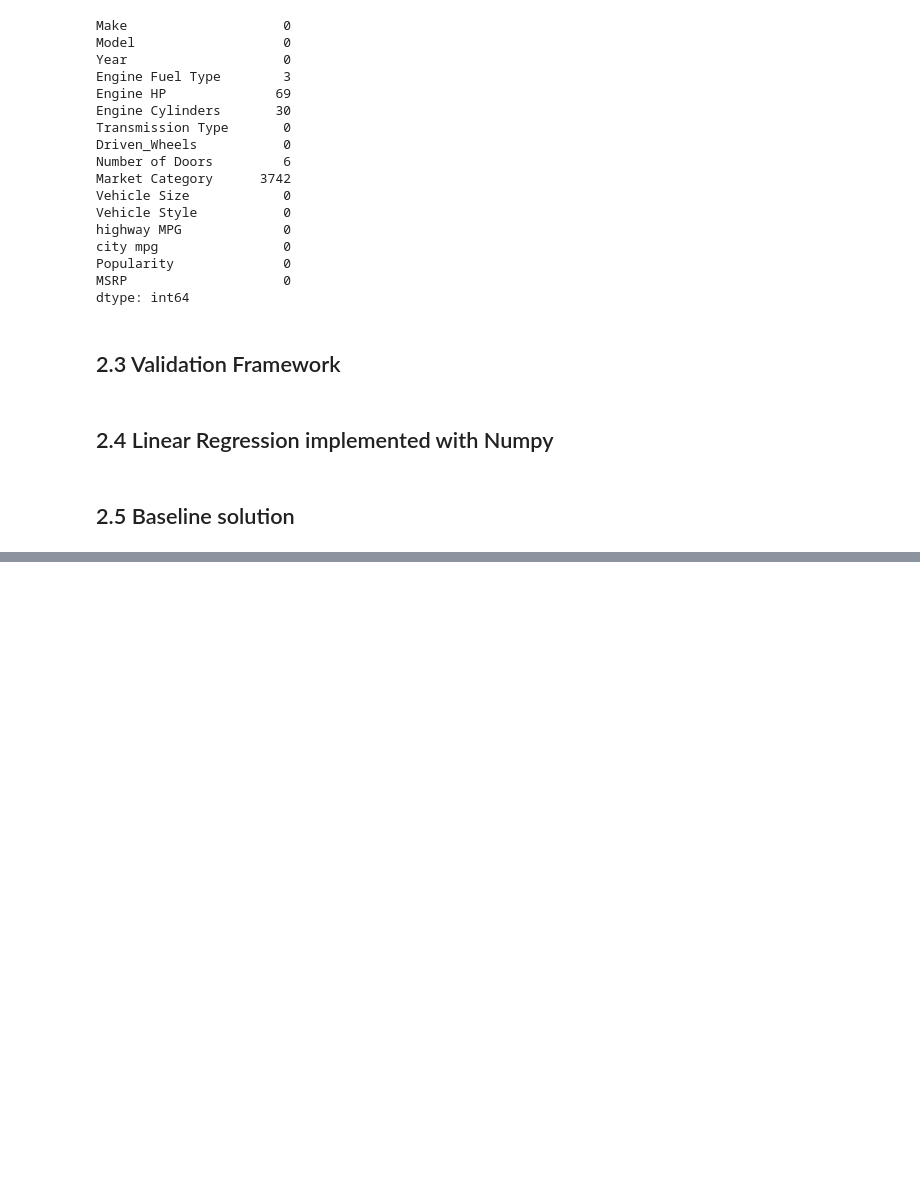
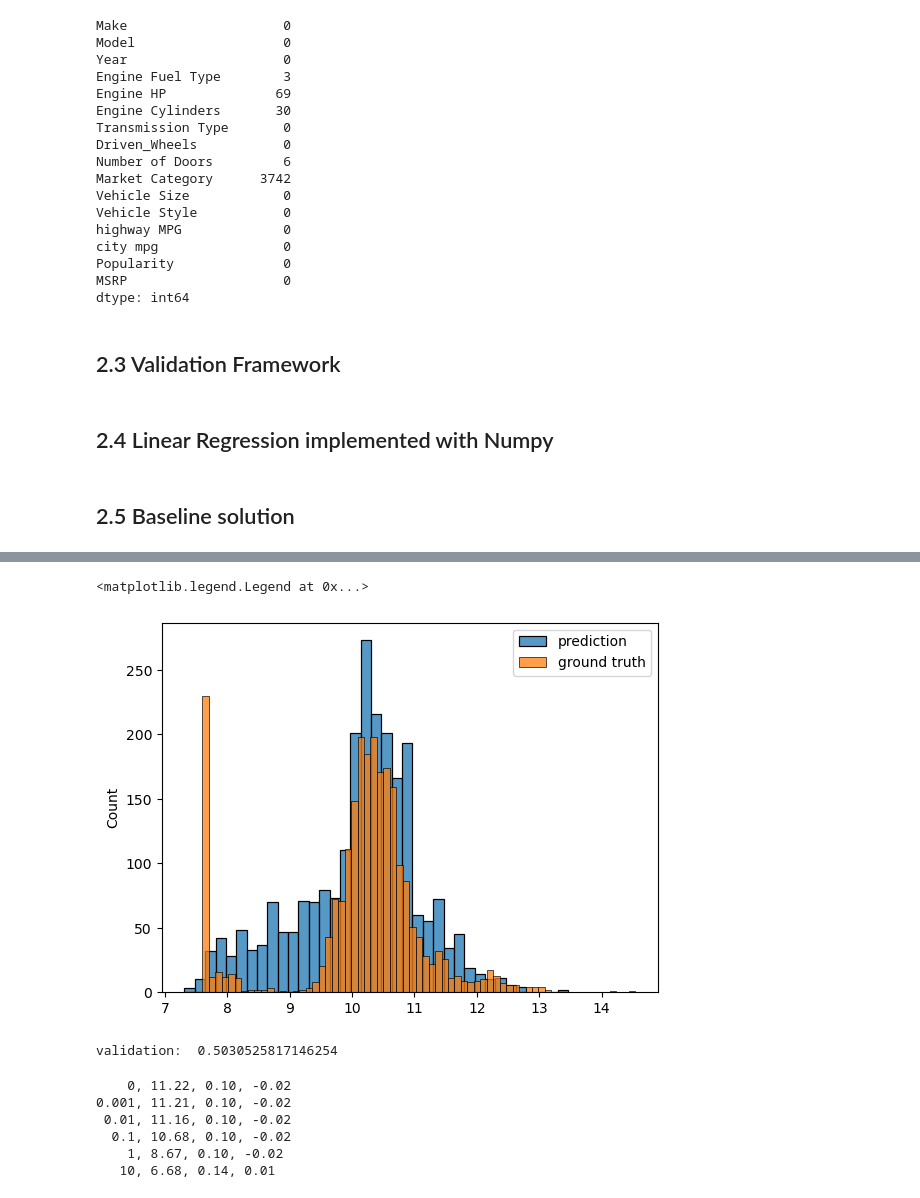
Before and after one commit to joelorellana/ML_BOOKCAMP, a Jupyter notebook: CHAPTER02_CAR_PRICE/CH2 Machine Learning for Regression.ipynb, the cells around one changed output, grey strips where cells are left out. Cells and saved outputs as stored; diff of their text form; code cells hidden in the pictures; blank space fills up the shorter version.

```diff
--- a/CHAPTER02_CAR_PRICE/CH2 Machine Learning for Regression.ipynb
+++ b/CHAPTER02_CAR_PRICE/CH2 Machine Learning for Regression.ipynb
@@ -116,0 +140,4 @@ df_num = df_num.fillna(0)  # replace null values with 0
+# %%
+df_num = df_val[base]
+df_num = df_num.fillna(0)
+X_val = df_num.values
@@ -116,0 +150,7 @@ df_num = df_num.fillna(0)  # replace null values with 0
+# %%
+# prepare_X function to convert dataframe to numpy array
+def prepare_X(df):
+    df_num = df[base]
+    df_num = df_num.fillna(0)
+    X = df_num.values
+    return X
@@ -116,0 +165,11 @@ df_num = df_num.fillna(0)  # replace null values with 0
+# %%
+# creating the age feature in the prepare_X function
+def prepare_X(df):
+    df = df.copy()
+    features = base.copy()
+    df['age'] = 2017 - df.year
+    features.append('age')
+    df_num = df[features]
+    df_num = df_num.fillna(0)
+    X = df_num.values
+    return X
@@ -116,0 +185,8 @@ df_num = df_num.fillna(0)  # replace null values with 0
+# %%
+# visualizing predictions vs ground truth
+sns.histplot(y_pred, label='prediction')
+sns.histplot(y_val, label='ground truth')
+plt.legend()
+# %% [output]
+<matplotlib.legend.Legend at 0x...>
+[figure, added]
@@ -116,0 +230,9 @@ df_num = df_num.fillna(0)  # replace null values with 0
+# %%
+# training a new model with age and make features
+X_train = prepare_X(df_train)
+w_0, w = train_linear_regression(X_train, y_train)
+X_val = prepare_X(df_val)
+y_pred = w_0 + X_val.dot(w)
+print('validation: ', rmse(y_val, y_pred))
+# %% [output]
+validation:  0.5030525817146254
@@ -116,0 +250,12 @@ df_num = df_num.fillna(0)  # replace null values with 0
+# %%
+# effect for regularization on the model
+for r in [0, 0.001, 0.01, 0.1, 1, 10]:
+    w_0, w = train_linear_regression_reg(X_train, y_train, r)
+    print("%5s, %.2f, %.2f, %.2f" % (r, w_0, w[1], w[2]))
+# %% [output]
+    0, 11.22, 0.10, -0.02
+0.001, 11.21, 0.10, -0.02
+ 0.01, 11.16, 0.10, -0.02
+  0.1, 10.68, 0.10, -0.02
+    1, 8.67, 0.10, -0.02
+   10, 6.68, 0.14, 0.01
```
Also changed, not shown: parts of 18 cells of this notebook, 1 other file.
